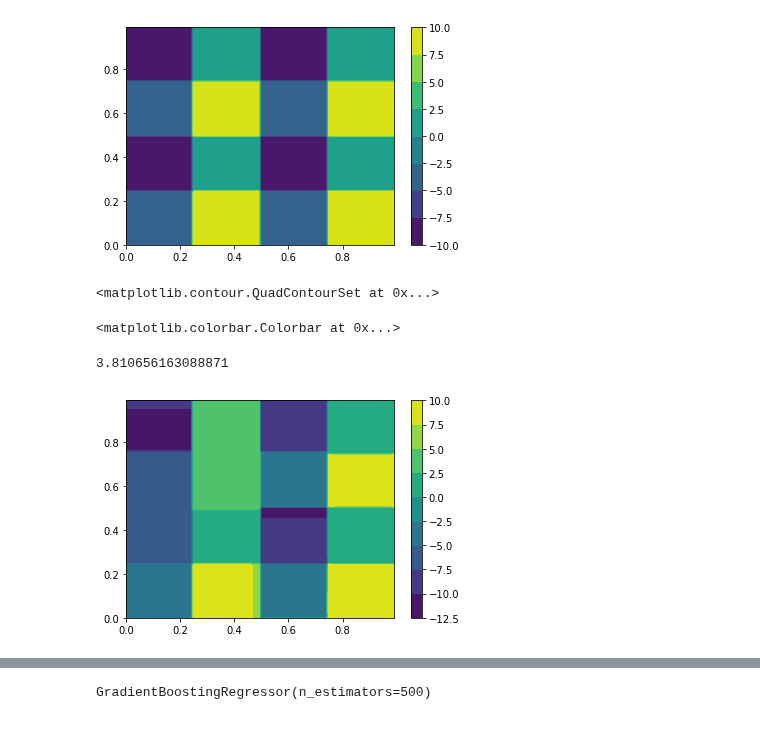
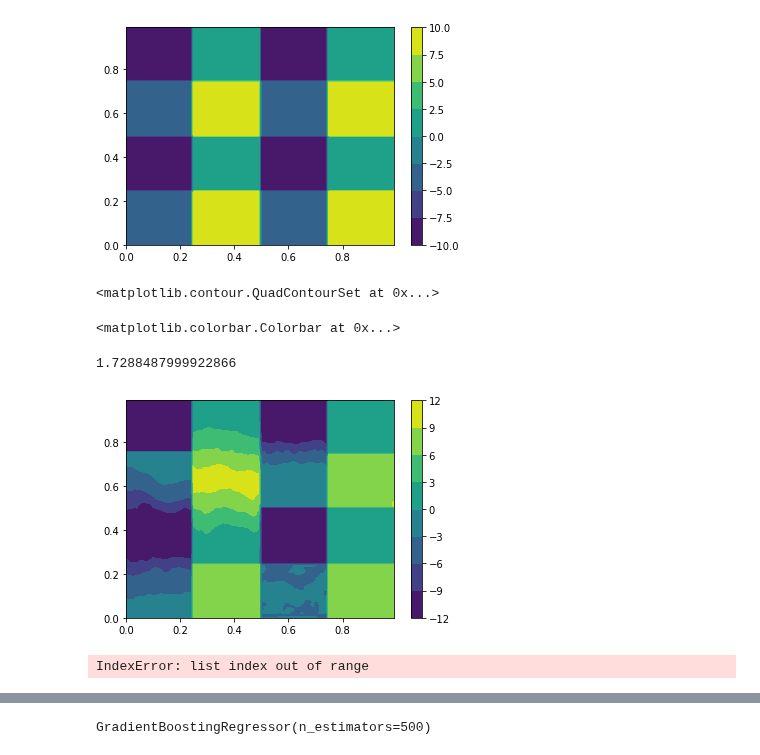
Before and after one commit to Karlmyh/RTER, a Jupyter notebook: test.ipynb, the cells around one changed output, grey strips where cells are left out. Drawn from its saved outputs; the diff is of its cells as text; code cells hidden in the pictures.

```diff
--- a/test.ipynb
+++ b/test.ipynb
@@ -37,29 +37,36 @@ plt.colorbar()
 # %%
 generator=TestDistribution(9).returnDistribution()
 np.random.seed(3)
 X_train,Y_train=generator.generate(3000)
 X_test,Y_test = generator.generate(1000)
 axis0,axis1 = np.meshgrid(np.arange(0,1,0.01),np.arange(0,1,0.01))
 X_grid = np.array([axis0.ravel(),axis1.ravel()]).T
-max_depth,order, truncate_ratio_low, truncate_ratio_up , r_range_low, r_range_up ,step, lamda = 5,0,0,0.6,0,1,1, 0
+max_depth,order, truncate_ratio_low, truncate_ratio_up , r_range_low, r_range_up ,step, lamda = 4,1,0,0.6,0,1,1, 0
 model = RegressionTree(estimator="pointwise_extrapolation_estimator",
                          splitter="varreduction",
                          min_samples_split=3,
                          max_depth=max_depth,
                          order=order,
                          random_state=4,
                          truncate_ratio_low= truncate_ratio_low,
                          truncate_ratio_up= truncate_ratio_up,
                          step = step,
                          lamda = lamda)
 model.fit(X_train, Y_train)
 predict_result=model.predict(X_grid).reshape(-1,100)
 plt.contourf(axis0, axis1,predict_result) #,vmin=0,vmax=20)
 plt.colorbar()
 
 MSE(model.predict(X_test),Y_test)
 # %% [output]
 <matplotlib.contour.QuadContourSet at 0x...>
 <matplotlib.colorbar.Colorbar at 0x...>
-3.810656163088871
+1.7288487999922866
-[figure, old version]
+[figure, new version]
+# %%
+node_idx=9
+query_obj=list(model.tree_.leafnode_fun.values())[node_idx]
+X_range,dt_X, dt_Y = query_obj.X_range, query_obj.dt_X, query_obj.dt_Y
+X_range
+# %% [output]
+IndexError: list index out of range
```
Also changed, not shown: parts of 6 cells of this notebook, 8 other files.
